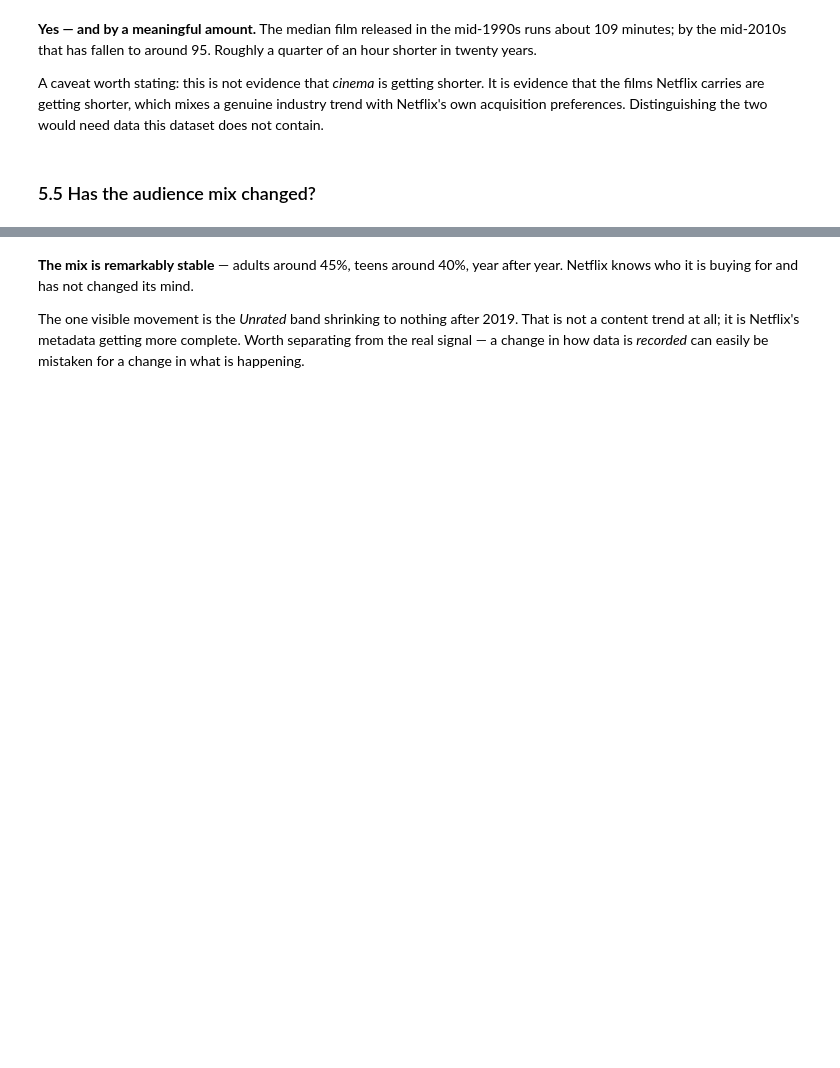
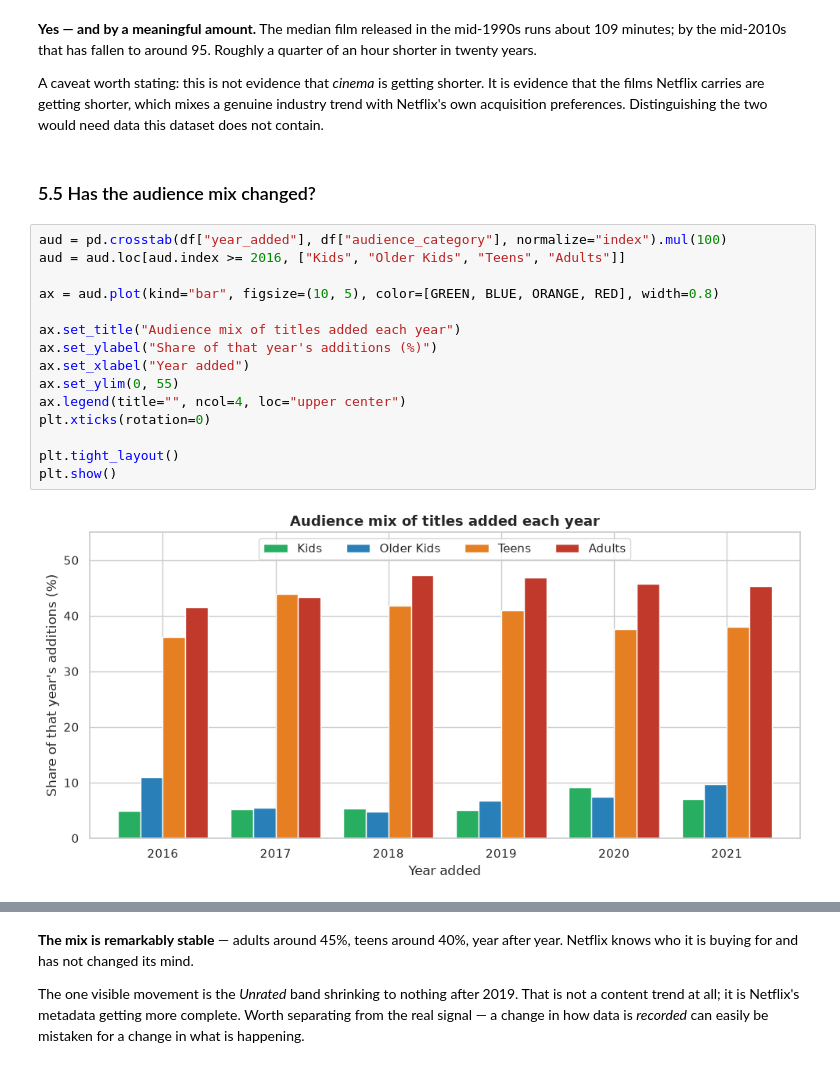
Before and after one commit to wandiyajames-arch/Auspify-Internship, a Jupyter notebook: Task-2-EDA/Task2_Exploratory_Data_Analysis.ipynb, the cells around one changed output, grey strips where cells are left out. Drawn from its saved outputs; the diff is of its cells as text; blank space fills up the shorter version.

```diff
--- a/Task-2-EDA/Task2_Exploratory_Data_Analysis.ipynb
+++ b/Task-2-EDA/Task2_Exploratory_Data_Analysis.ipynb
@@ -660,6 +691,23 @@ films Netflix carries are getting shorter, which mixes a genuine industry trend
 acquisition preferences. Distinguishing the two would need data this dataset does not contain.
 # %% [markdown]
 ### 5.5 Has the audience mix changed?
+# %%
+aud = pd.crosstab(df["year_added"], df["audience_category"], normalize="index").mul(100)
+aud = aud.loc[aud.index >= 2016, ["Kids", "Older Kids", "Teens", "Adults"]]
+
+ax = aud.plot(kind="bar", figsize=(10, 5), color=[GREEN, BLUE, ORANGE, RED], width=0.8)
+
+ax.set_title("Audience mix of titles added each year")
+ax.set_ylabel("Share of that year's additions (%)")
+ax.set_xlabel("Year added")
+ax.set_ylim(0, 55)
+ax.legend(title="", ncol=4, loc="upper center")
+plt.xticks(rotation=0)
+
+plt.tight_layout()
+plt.show()
+# %% [output]
+[figure, added]
 # %%
 fig, ax = plt.subplots(figsize=(10, 4.5))
 
```
Also changed, not shown: parts of 11 cells of this notebook, 17 other files.
